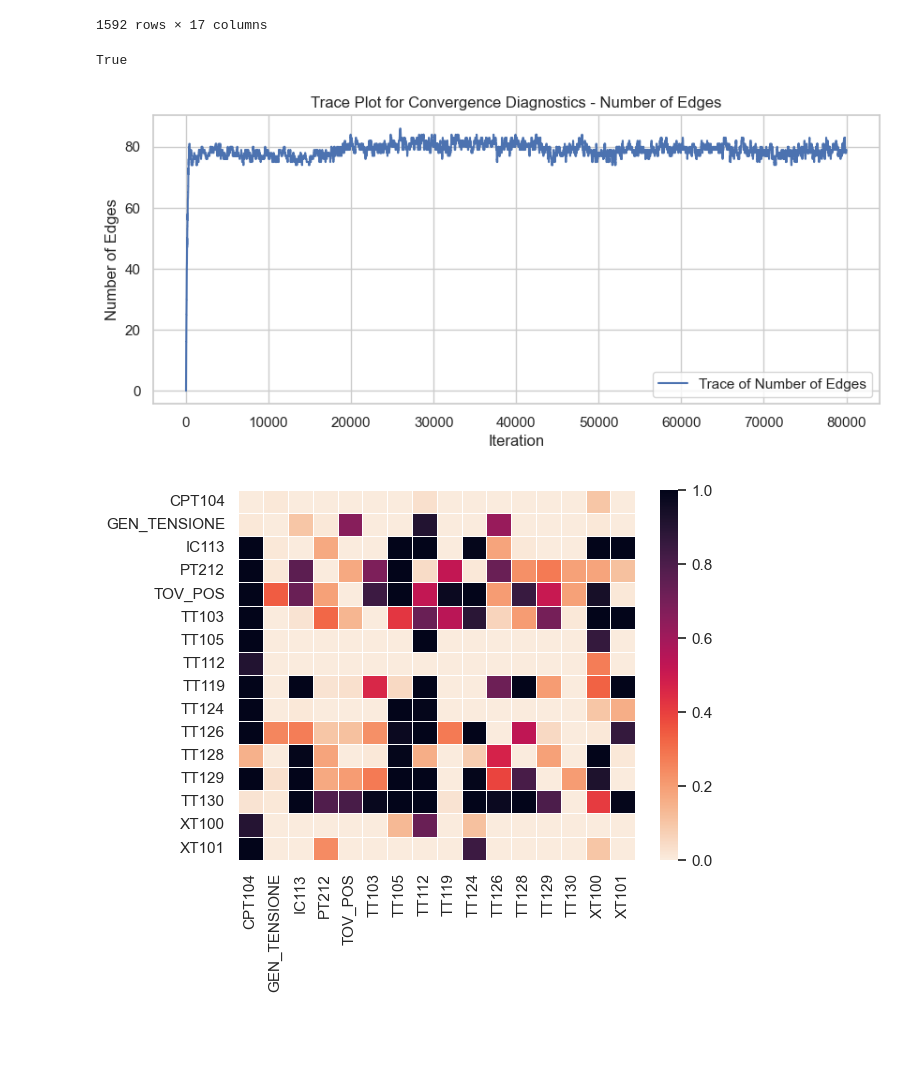
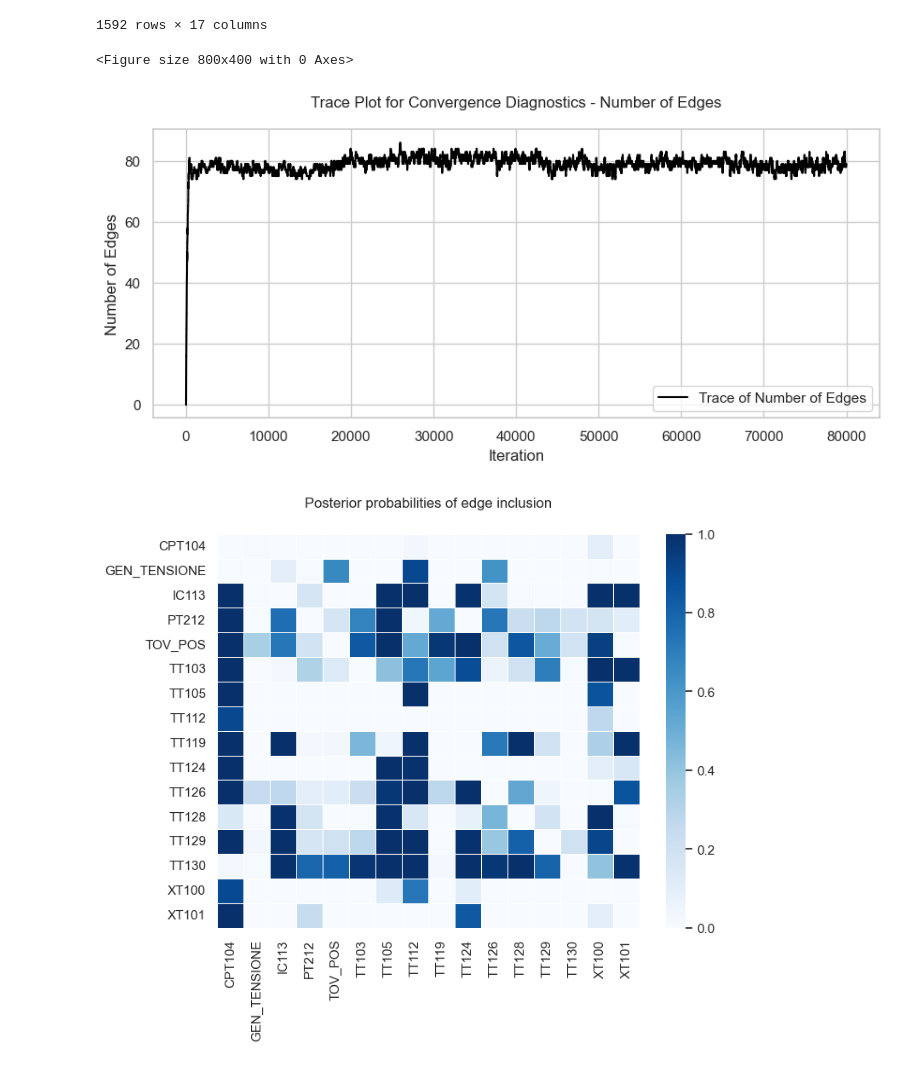
Before and after one commit to fabrizio-n/Bayesian_graphical_modelling_for_fault_diagnosis_in_industrial_plant_operations, a Jupyter notebook: python_mcmcdagtargets/turboden_study.ipynb, the cells around one changed output. Drawn from its saved outputs; the diff is of its cells as text; code cells hidden in the pictures; blank space fills up the shorter version.

Commit message:
output plots

```diff
--- a/python_mcmcdagtargets/turboden_study.ipynb
+++ b/python_mcmcdagtargets/turboden_study.ipynb
@@ -63,31 +63,36 @@ Trace_DAG_edges = out['Trace_DAG_edges']
-# %%
-mcmc.isDAG(DAG_estimate)
-# %% [output]
-True
 # %%
-# Set Seaborn style
+plt.figure(figsize=(8, 4))
+
+# Set Seaborn style and color palette
 sns.set(style="whitegrid")
 
 # Plot the trace using Seaborn
 plt.figure(figsize=(10, 4))
-sns.lineplot(x=range(S), y=Trace_DAG_edges, label='Trace of Number of Edges')
-plt.title('Trace Plot for Convergence Diagnostics - Number of Edges')
+sns.lineplot(x=range(S), y=Trace_DAG_edges, label='Trace of Number of Edges', color="Black")
+plt.title('Trace Plot for Convergence Diagnostics - Number of Edges', y=1.05)
 plt.xlabel('Iteration')
 plt.ylabel('Number of Edges')
 plt.legend()
+
+plt.savefig('output/turboden/post_trace.png')
 plt.show()
 # %% [output]
+<Figure size 800x400 with 0 Axes>
-[figure, old version]
+[figure, new version]
 # %%
+plt.figure(figsize=(8, 6))
 
 sns.set_theme(style="white")
-palette = sns.color_palette("rocket_r", as_cmap=True)
-DAG_hm = sns.heatmap(P_DAG_estimate, linewidths=.5, cmap=palette)
+#palette = sns.color_palette("rocket_r", as_cmap=True)
+DAG_hm = sns.heatmap(P_DAG_estimate, linewidths=.5, cmap="Blues")
 
 DAG_hm.set_xticklabels(data.columns.drop('Fault'), rotation=90)
 DAG_hm.set_yticklabels(data.columns.drop('Fault'), rotation=0)
 
+plt.title('Posterior probabilities of edge inclusion', y=1.05)
+
+plt.savefig('output/turboden/post_p_edge_inc.png')
 plt.show()
 # %% [output]
-[figure, old version]
+[figure, new version]
 # %%
```
Also changed, not shown: parts of 4 cells of this notebook, 7 other files.
